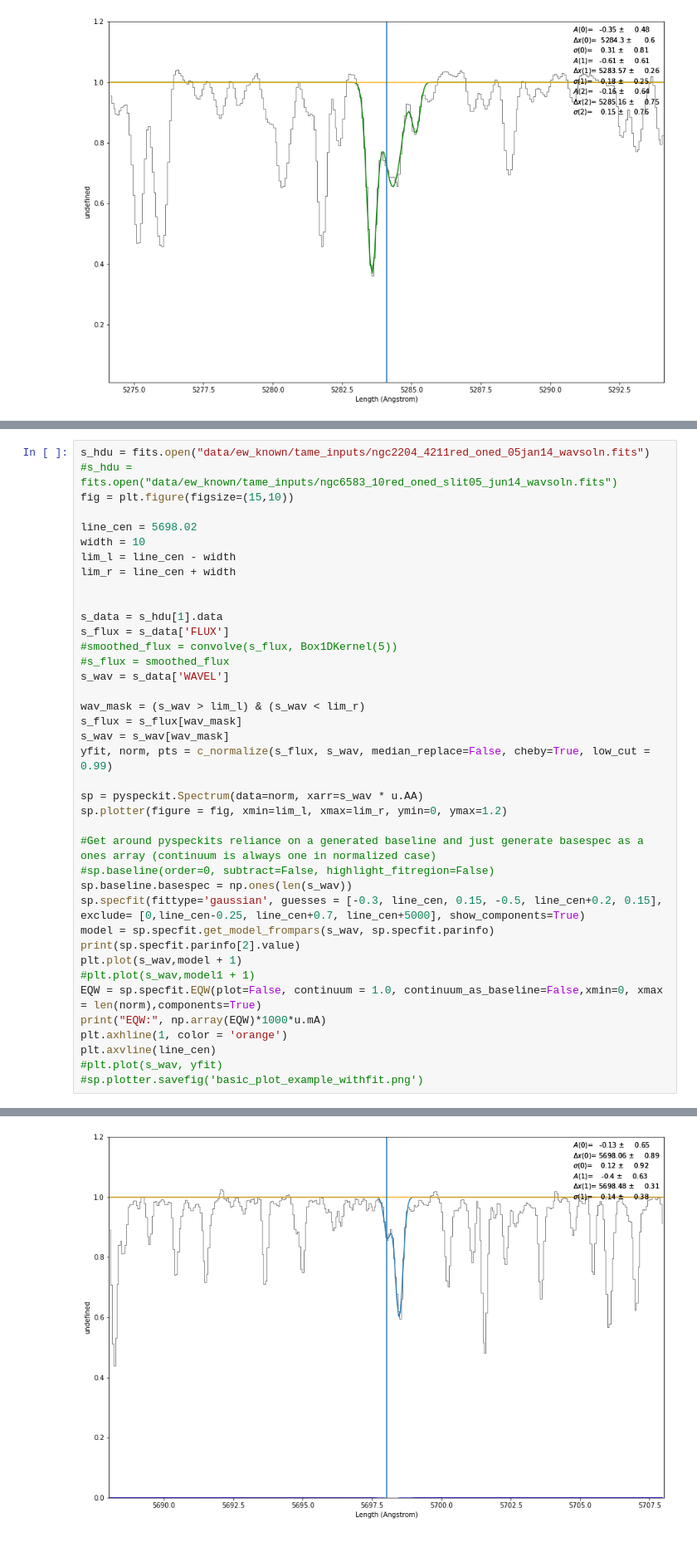
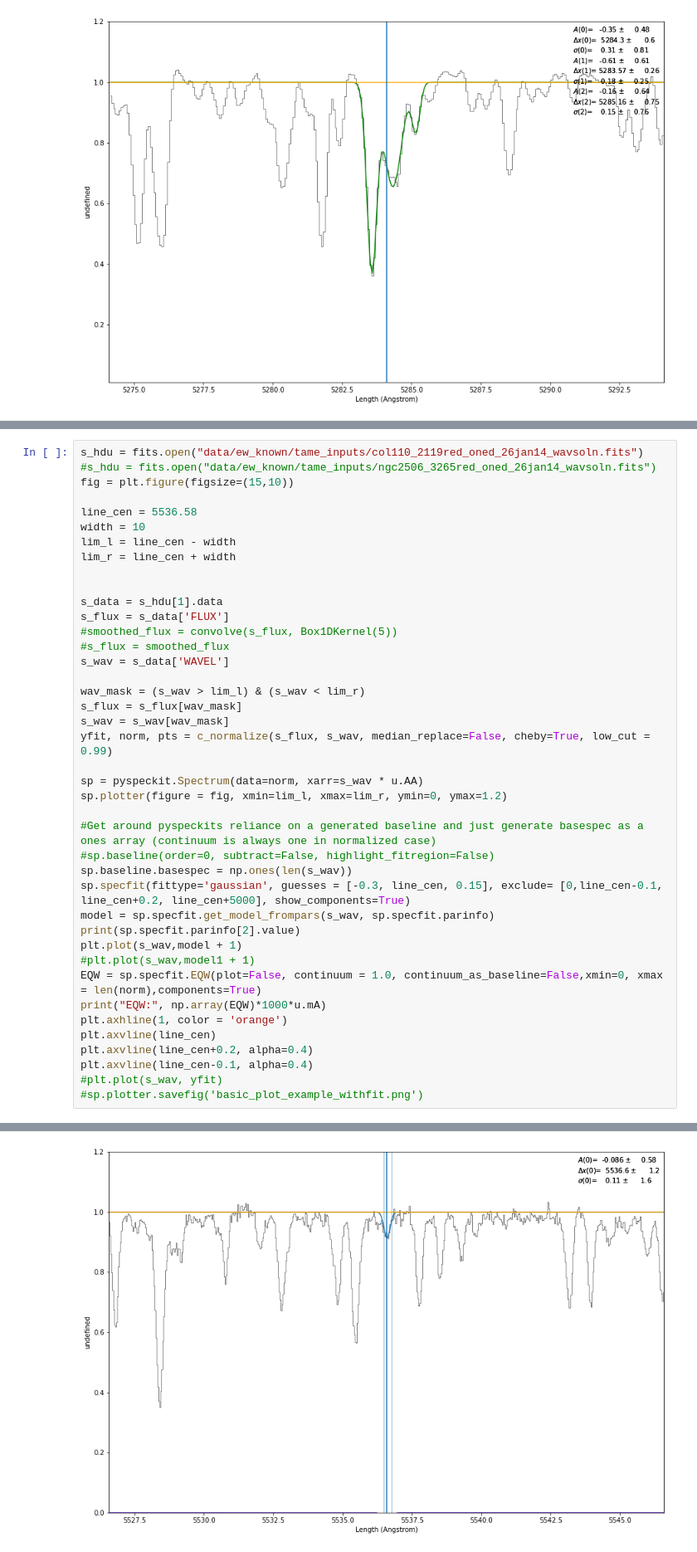
Before and after one commit to jkcarlberg/redgiant_planethosts, a Jupyter notebook: pyspeckit_test.ipynb, the cells around one changed output, grey strips where cells are left out. Shown at 83% size. Drawn from its saved outputs; the diff is of its cells as text.

```diff
--- a/pyspeckit_test.ipynb
+++ b/pyspeckit_test.ipynb
@@ -225,10 +227,10 @@ EQW: 44.55081205090292 mA
 [figure]
 # %%
-s_hdu = fits.open("data/ew_known/tame_inputs/ngc2204_4211red_oned_05jan14_wavsoln.fits")
-#s_hdu = fits.open("data/ew_known/tame_inputs/ngc6583_10red_oned_slit05_jun14_wavsoln.fits")
+s_hdu = fits.open("data/ew_known/tame_inputs/col110_2119red_oned_26jan14_wavsoln.fits")
+#s_hdu = fits.open("data/ew_known/tame_inputs/ngc2506_3265red_oned_26jan14_wavsoln.fits")
 fig = plt.figure(figsize=(15,10))
 
-line_cen = 5698.02
+line_cen = 5536.58
 width = 10
 lim_l = line_cen - width
 lim_r = line_cen + width
@@ -251,7 +253,7 @@ sp.plotter(figure = fig, xmin=lim_l, xmax=lim_r, ymin=0, ymax=1.2)
 #Get around pyspeckits reliance on a generated baseline and just generate basespec as a ones array (continuum is always one in normalized case)
 #sp.baseline(order=0, subtract=False, highlight_fitregion=False)
 sp.baseline.basespec = np.ones(len(s_wav))
-sp.specfit(fittype='gaussian', guesses = [-0.3, line_cen, 0.15, -0.5, line_cen+0.2, 0.15], exclude= [0,line_cen-0.25, line_cen+0.7, line_cen+5000], show_components=True)
+sp.specfit(fittype='gaussian', guesses = [-0.3, line_cen, 0.15], exclude= [0,line_cen-0.1, line_cen+0.2, line_cen+5000], show_components=True)
 model = sp.specfit.get_model_frompars(s_wav, sp.specfit.parinfo)
 print(sp.specfit.parinfo[2].value)
 plt.plot(s_wav,model + 1)
@@ -260,6 +262,8 @@ EQW = sp.specfit.EQW(plot=False, continuum = 1.0, continuum_as_baseline=False,xm
 print("EQW:", np.array(EQW)*1000*u.mA)
 plt.axhline(1, color = 'orange')
 plt.axvline(line_cen)
+plt.axvline(line_cen+0.2, alpha=0.4)
+plt.axvline(line_cen-0.1, alpha=0.4)
 #plt.plot(s_wav, yfit)
 #sp.plotter.savefig('basic_plot_example_withfit.png')
 # %% [output]
@@ -270,3 +274,3 @@ EQW: [ 39.70296308 139.2757934 ] mA
 Legend.draggable() is drepecated in favor of Legend.set_draggable(). Legend.draggable may be reintroduced as a property in future releases.
 <matplotlib.lines.Line2D at 0x...>
-[figure, old version]
+[figure, new version]
```
Also changed, not shown: parts of 3 cells of this notebook, 2 other files.
